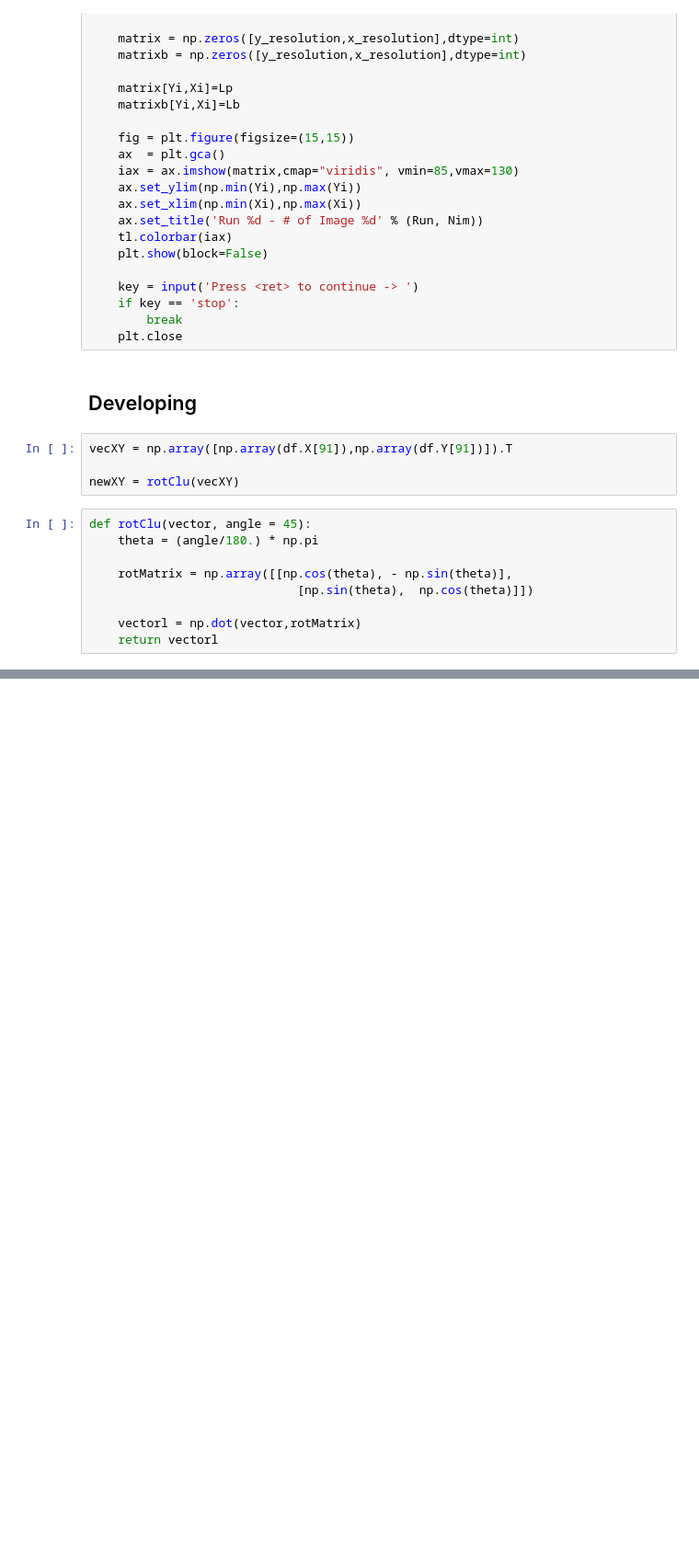
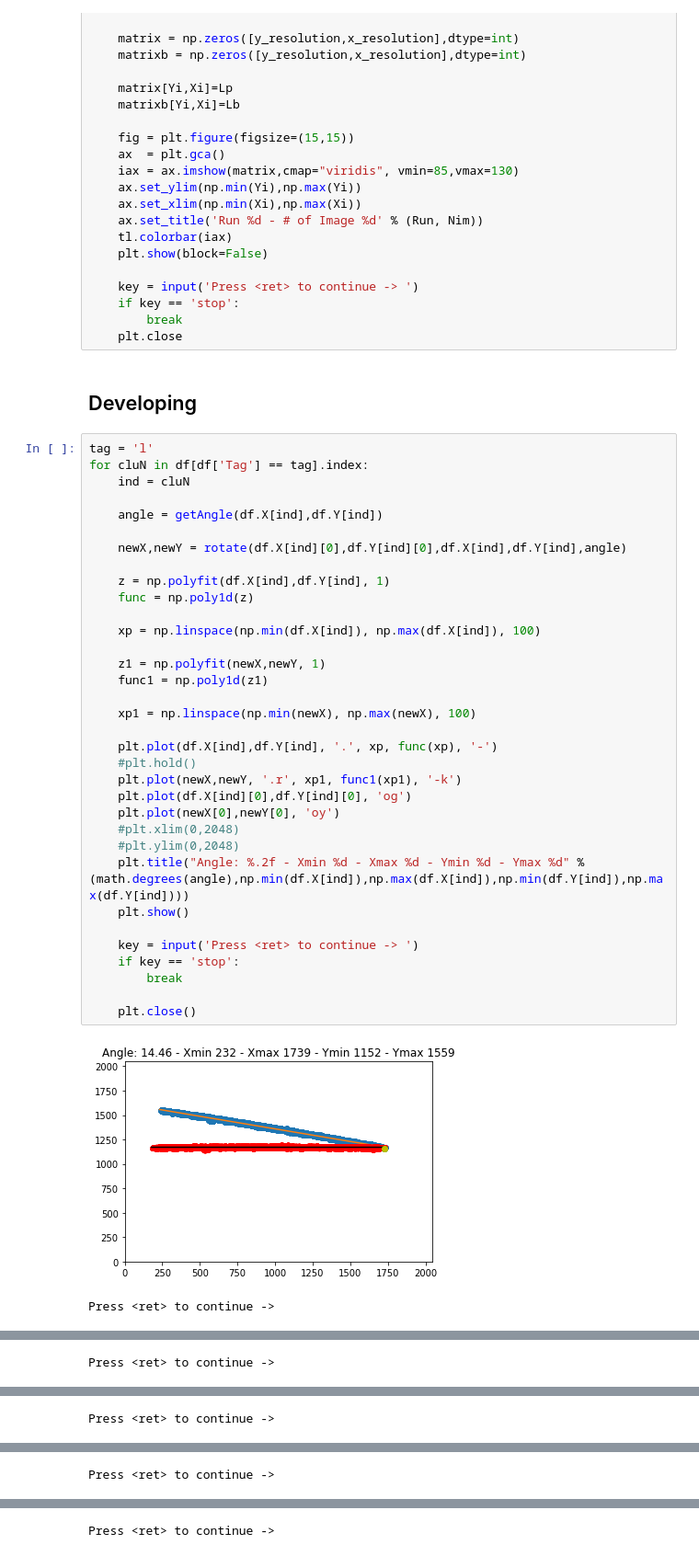
Before and after one commit to igorabritta/cygno, a Jupyter notebook: CreateVariables.ipynb, the cells around one changed output, grey strips where cells are left out. Shown at 92% size. Drawn from its saved outputs; the diff is of its cells as text; blank space fills up the shorter version.

```diff
--- a/CreateVariables.ipynb
+++ b/CreateVariables.ipynb
@@ -173,16 +173,40 @@ for cluN in df[df['Tag'] == tag].index:
     plt.close
 # %% [markdown]
 ## Developing
-# %%
-vecXY = np.array([np.array(df.X[91]),np.array(df.Y[91])]).T
-
-newXY = rotClu(vecXY)
-# %%
-def rotClu(vector, angle = 45):
-    theta = (angle/180.) * np.pi
-
-    rotMatrix = np.array([[np.cos(theta), - np.sin(theta)],
-                             [np.sin(theta),  np.cos(theta)]])
-
-    vectorl = np.dot(vector,rotMatrix)
-    return vectorl
+# %%
+tag = 'l'
+for cluN in df[df['Tag'] == tag].index:
+    ind = cluN
+
+    angle = getAngle(df.X[ind],df.Y[ind])
+
+    newX,newY = rotate(df.X[ind][0],df.Y[ind][0],df.X[ind],df.Y[ind],angle)
+
+    z = np.polyfit(df.X[ind],df.Y[ind], 1)
+    func = np.poly1d(z)
+
+    xp = np.linspace(np.min(df.X[ind]), np.max(df.X[ind]), 100)
+
+    z1 = np.polyfit(newX,newY, 1)
+    func1 = np.poly1d(z1)
+
+    xp1 = np.linspace(np.min(newX), np.max(newX), 100)
+
+    plt.plot(df.X[ind],df.Y[ind], '.', xp, func(xp), '-')
+    #plt.hold()
+    plt.plot(newX,newY, '.r', xp1, func1(xp1), '-k')
+    plt.plot(df.X[ind][0],df.Y[ind][0], 'og')
+    plt.plot(newX[0],newY[0], 'oy')
+    #plt.xlim(0,2048)
+    #plt.ylim(0,2048)
+    plt.title("Angle: %.2f - Xmin %d - Xmax %d - Ymin %d - Ymax %d" % (math.degrees(angle),np.min(df.X[ind]),np.max(df.X[ind]),np.min(df.Y[ind]),np.max(df.Y[ind])))
+    plt.show()
+
+    key = input('Press <ret> to continue -> ')
+    if key == 'stop':
+        break
+
+    plt.close()
+# %% [output]
+[figure, added]
+Press <ret> to continue ->
@@ -188,0 +214 @@ def rotClu(vector, angle = 45):
+Press <ret> to continue ->
@@ -188,0 +216 @@ def rotClu(vector, angle = 45):
+Press <ret> to continue ->
@@ -188,0 +218 @@ def rotClu(vector, angle = 45):
+Press <ret> to continue ->
@@ -188,0 +220 @@ def rotClu(vector, angle = 45):
+Press <ret> to continue ->
```
Also changed, not shown: parts of 2 cells of this notebook.
